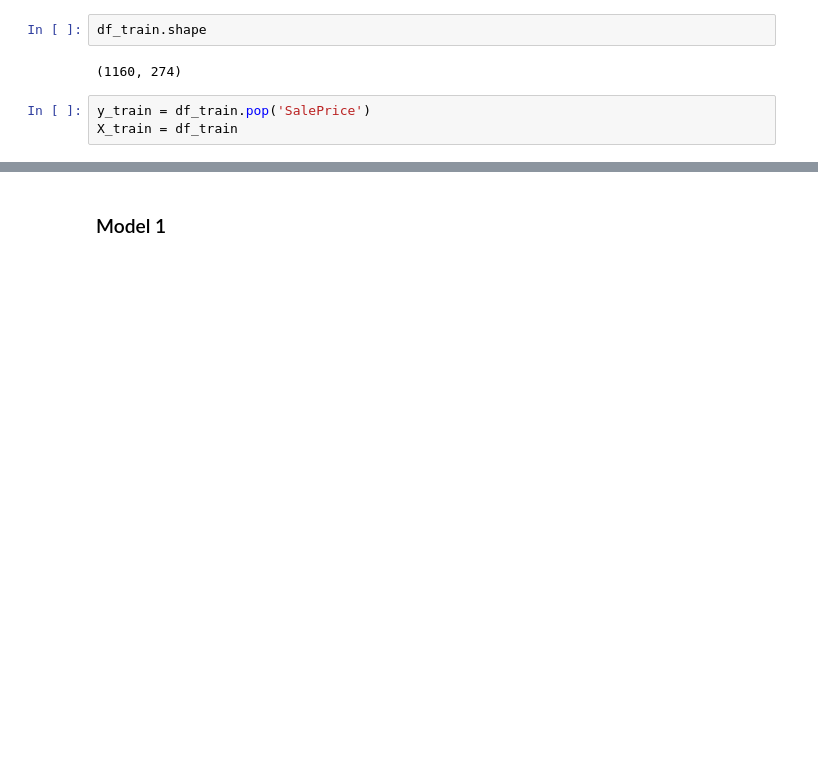
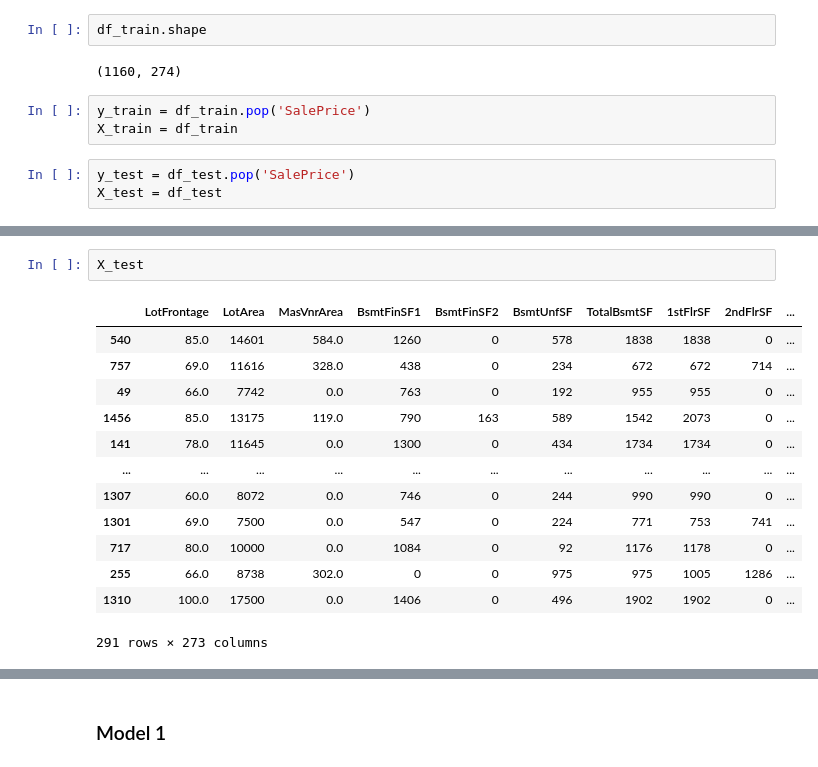
Before and after one commit to abhinav-mane/Surprise_Housing_Project, a Jupyter notebook: Surprise_Housing.ipynb, the cells around one changed output, grey strips where cells are left out. Saved outputs shown, nothing was run; the diff lists cells and outputs as text; blank space fills up the shorter version.

```diff
--- a/Surprise_Housing.ipynb
+++ b/Surprise_Housing.ipynb
@@ -1010,3 +1012,6 @@ df_train.shape
 # %%
 y_train = df_train.pop('SalePrice')
 X_train = df_train
+# %%
+y_test = df_test.pop('SalePrice')
+X_test = df_test
@@ -1012,0 +1034,16 @@ X_train = df_train
+# %%
+X_test
+# %% [output]
+|  | LotFrontage | LotArea | MasVnrArea | BsmtFinSF1 | BsmtFinSF2 | BsmtUnfSF | TotalBsmtSF | 1stFlrSF | 2ndFlrSF | ... |
+| 540 | 85.0 | 14601 | 584.0 | 1260 | 0 | 578 | 1838 | 1838 | 0 | ... |
+| 757 | 69.0 | 11616 | 328.0 | 438 | 0 | 234 | 672 | 672 | 714 | ... |
+| 49 | 66.0 | 7742 | 0.0 | 763 | 0 | 192 | 955 | 955 | 0 | ... |
+| 1456 | 85.0 | 13175 | 119.0 | 790 | 163 | 589 | 1542 | 2073 | 0 | ... |
+| 141 | 78.0 | 11645 | 0.0 | 1300 | 0 | 434 | 1734 | 1734 | 0 | ... |
+| ... | ... | ... | ... | ... | ... | ... | ... | ... | ... | ... |
+| 1307 | 60.0 | 8072 | 0.0 | 746 | 0 | 244 | 990 | 990 | 0 | ... |
+| 1301 | 69.0 | 7500 | 0.0 | 547 | 0 | 224 | 771 | 753 | 741 | ... |
+| 717 | 80.0 | 10000 | 0.0 | 1084 | 0 | 92 | 1176 | 1178 | 0 | ... |
+| 255 | 66.0 | 8738 | 302.0 | 0 | 0 | 975 | 975 | 1005 | 1286 | ... |
+| 1310 | 100.0 | 17500 | 0.0 | 1406 | 0 | 496 | 1902 | 1902 | 0 | ... |
+291 rows × 273 columns
```
Also changed, not shown: parts of 47 cells of this notebook.
